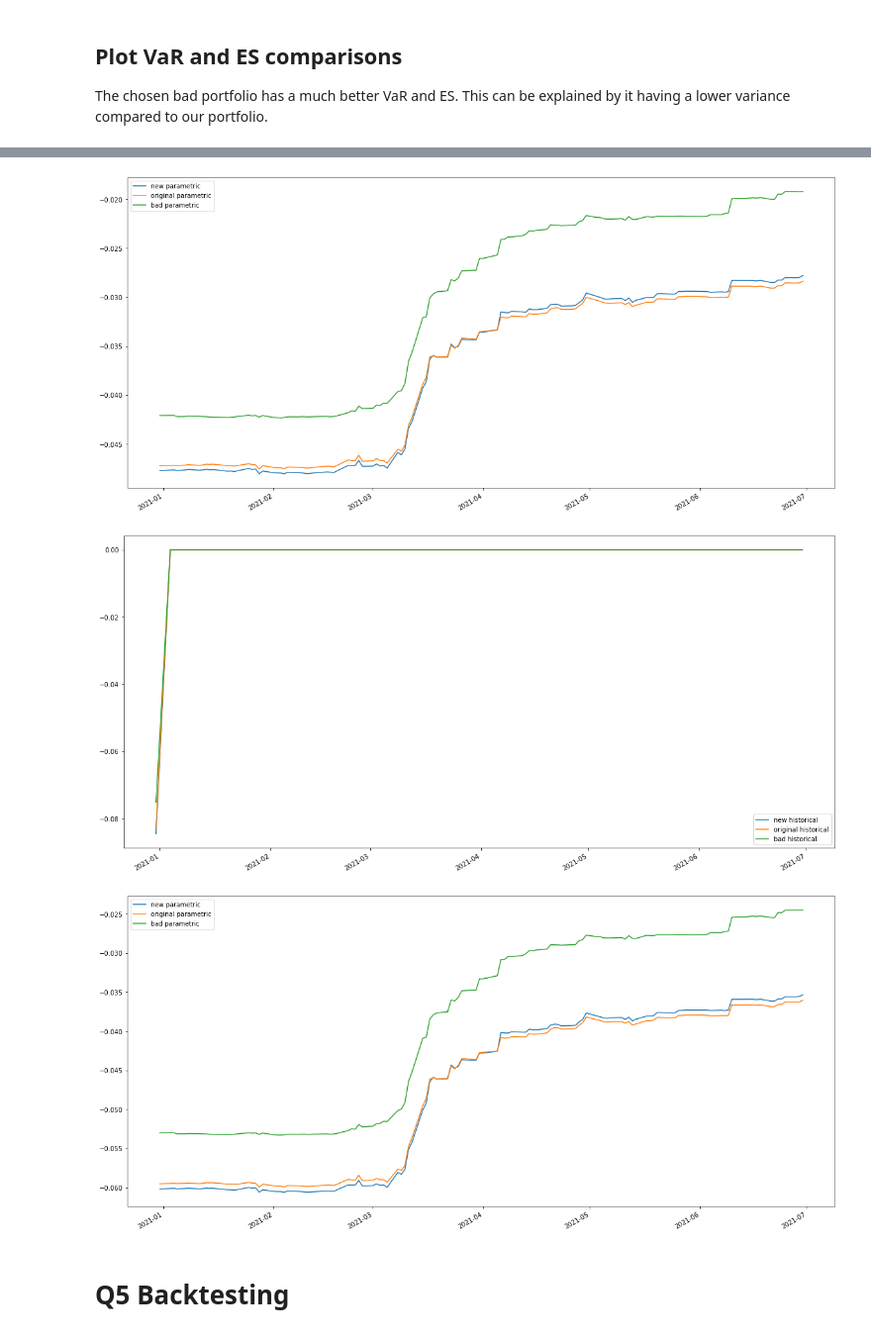
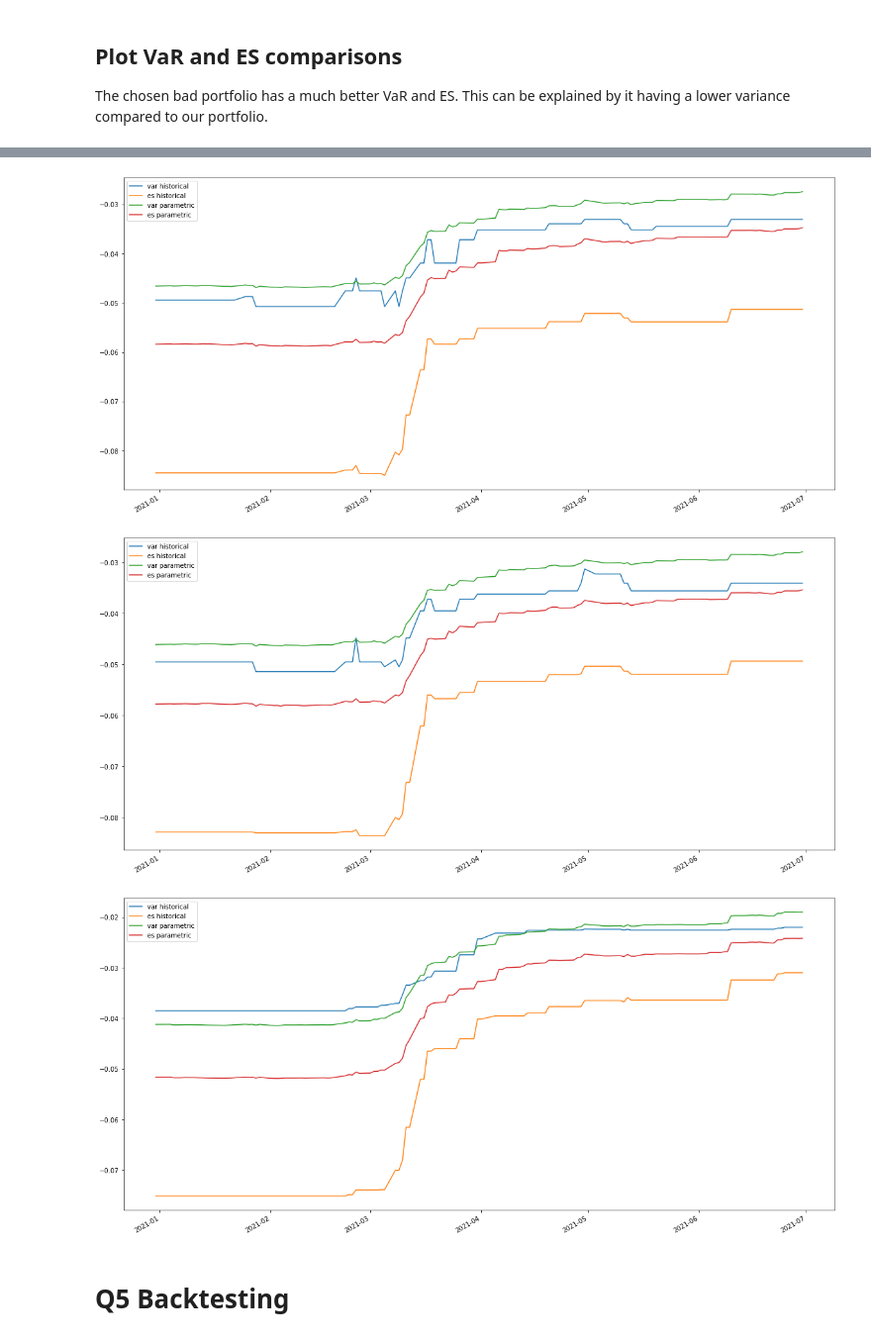
Before and after one commit to coldsonata/bt4016-project, a Jupyter notebook: midterm_code.ipynb, the cells around one changed output, grey strips where cells are left out. Shown: that part at 99% size. Saved outputs shown, nothing was run; the diff lists cells and outputs as text; code cells hidden in the pictures.

Commit message:
change graphs to be portfolio specific

```diff
--- a/midterm_code.ipynb
+++ b/midterm_code.ipynb
@@ -881,6 +884,8 @@ def get_parametric_risk(returns_df, rolling_window_size, dates, weights, risk_fr
         parametric_var[day_index] = log_mean_return + volatility*z_alpha
         parametric_ES[day_index] = log_mean_return-volatility*(norm.pdf(norm.ppf(0.05))/0.05)
 
+    parametric_var = np.exp(parametric_var)-1
+    parametric_ES = np.exp(parametric_ES)-1
     risk_df = pd.DataFrame([parametric_var,parametric_ES],index=['5% VaR', '5% ES'],columns=dates).T
 
     return risk_df
@@ -900,10 +897,18 @@ es_table.rename(columns={'5% ES':'new historical'}, inplace=True)
 # %%
+new_table = pd.DataFrame()
+historical_risk_values = get_historical_risk(returns_df=simple_returns, rolling_window_size=250, dates=dates, weights=comparison_table['actual weights'])
+new_table['var historical'] = historical_risk_values['5% VaR']
+new_table['es historical'] = historical_risk_values['5% ES']
 parametric_risk_values = get_parametric_risk(returns_df=simple_returns, rolling_window_size=250, dates=dates, weights=comparison_table['actual weights'])
-var_table['new parametric'] = parametric_risk_values['5% VaR']
-es_table['new parametric'] = parametric_risk_values['5% ES']
+new_table['var parametric'] = parametric_risk_values['5% VaR']
+new_table['es parametric'] = parametric_risk_values['5% ES']
 # %% [markdown]
 ### Risk for original portfolio
 # %%
+original_table = pd.DataFrame()
 historical_risk_values = get_historical_risk(returns_df=simple_returns, rolling_window_size=250, dates=dates, weights=comparison_table['original weights'])
-var_table['original historical'] = historical_risk_values['5% VaR']
-es_table['original historical'] = historical_risk_values['5% ES']
+original_table['var historical'] = historical_risk_values['5% VaR']
+original_table['es historical'] = historical_risk_values['5% ES']
+parametric_risk_values = get_parametric_risk(returns_df=simple_returns, rolling_window_size=250, dates=dates, weights=comparison_table['original weights'])
+original_table['var parametric'] = parametric_risk_values['5% VaR']
+original_table['es parametric'] = parametric_risk_values['5% ES']
@@ -961,12 +962,13 @@ bad_portfolio.index = bad_portfolio['Ticker Symbol Given by the Exchange']
 del bad_portfolio['Ticker Symbol Given by the Exchange']
 bad_portfolio['Security\'s Percentage of the Total Net Assets'] = bad_portfolio['Security\'s Percentage of the Total Net Assets']/100
 # %%
+bad_table = pd.DataFrame()
 historical_risk_values = get_historical_risk(returns_df=bad_fund_simple_returns, rolling_window_size=250, dates=dates, weights=bad_portfolio['Security\'s Percentage of the Total Net Assets'])
-var_table['bad historical'] = historical_risk_values['5% VaR']
-es_table['bad historical'] = historical_risk_values['5% ES']
+bad_table['var historical'] = historical_risk_values['5% VaR']
+bad_table['es historical'] = historical_risk_values['5% ES']
 parametric_risk_values = get_parametric_risk(returns_df=bad_fund_simple_returns, rolling_window_size=250, dates=dates, weights=bad_portfolio['Security\'s Percentage of the Total Net Assets'])
-var_table['bad parametric'] = parametric_risk_values['5% VaR']
-es_table['bad parametric'] = parametric_risk_values['5% ES']
+bad_table['var parametric'] = parametric_risk_values['5% VaR']
+bad_table['es parametric'] = parametric_risk_values['5% ES']
 # %% [markdown]
 ## Plot VaR and ES comparisons
 
@@ -978,15 +976,11 @@ _=var_table.loc[:,["new historical","original historical","bad historical"]].plo
-# %%
-_=var_table.loc[:,["new parametric","original parametric","bad parametric"]].plot(figsize=(20,10))
-# %% [output]
-[figure, removed]
-# %%
-_=es_table.loc[:,["new historical","original historical","bad historical"]].plot(figsize=(20,10))
-# %% [output]
-[figure, removed]
-# %%
-_=es_table.loc[:,["new parametric","original parametric","bad parametric"]].plot(figsize=(20,10))
-# %% [output]
-[figure, removed]
+# %%
+_ = new_table.plot(figsize=(20,10))
+_ = original_table.plot(figsize=(20,10))
+_ = bad_table.plot(figsize=(20,10))
+# %% [output]
+[figure, added]
+[figure, added]
+[figure, added]
 # %% [markdown]
 # Q5 Backtesting
 # %%
```
Also changed, not shown: parts of 22 cells of this notebook.
